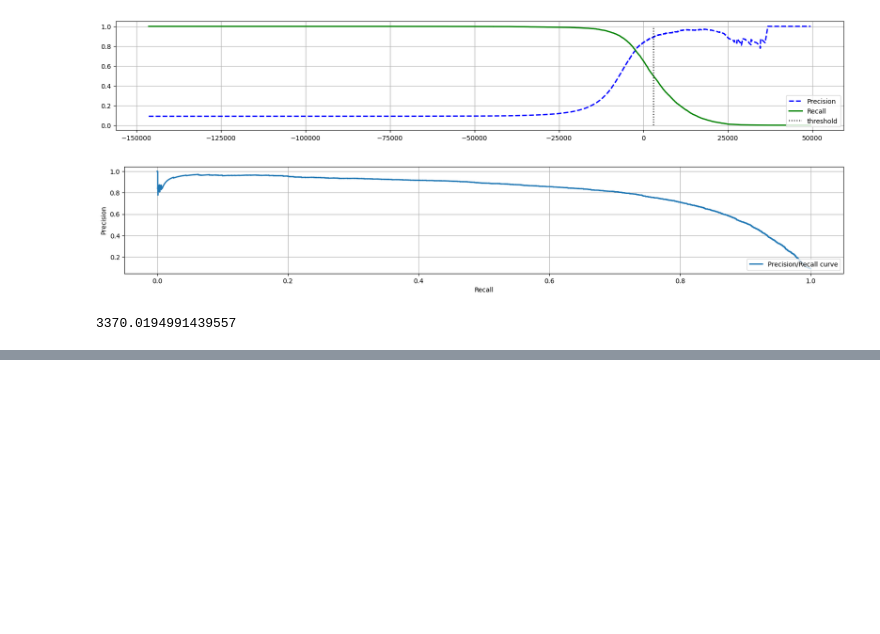
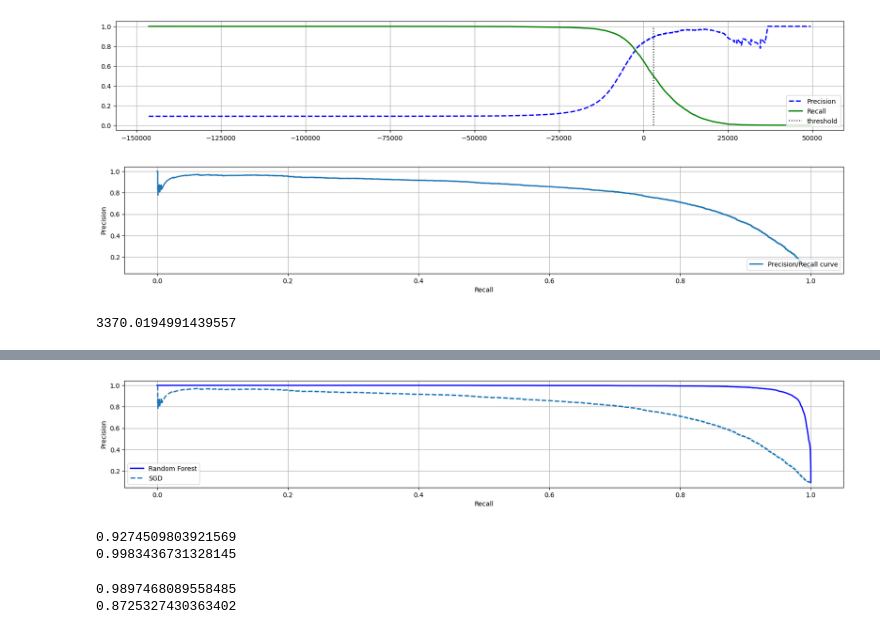
Before and after one commit to SanriGirdabi/Machine-Learning-Series, a Jupyter notebook: Classification/MNIST.ipynb, the cells around one changed output, grey strips where cells are left out. Drawn from its saved outputs; the diff is of its cells as text; code cells hidden in the pictures; blank space fills up the shorter version.

```diff
--- a/Classification/MNIST.ipynb
+++ b/Classification/MNIST.ipynb
@@ -145,0 +192,26 @@ recall_at_90_precision
+# %%
+plt.plot(recalls_forest, precisions_forest, "b-", linewidth=2,
+         label="Random Forest")
+plt.plot(recalls, precisions, "--", linewidth=2, label="SGD")
+plt.legend()
+plt.grid()
+plt.ylabel('Precision')
+plt.xlabel('Recall')
+plt.show()
+# %% [output]
+[figure, added]
+# %%
+y_train_pred_forest = y_probas_forest[:, 1] >= 0.5
+
+print(f1_score(y_train_5, y_train_pred_forest))
+
+print(roc_auc_score(y_train_5, y_scores_forest))
+# %% [output]
+0.9274509803921569
+0.9983436731328145
+# %%
+print(precision_score(y_train_5, y_train_pred_forest))
+print(recall_score(y_train_5, y_train_pred_forest))
+# %% [output]
+0.9897468089558485
+0.8725327430363402
```
Also changed, not shown: parts of 9 cells of this notebook.
